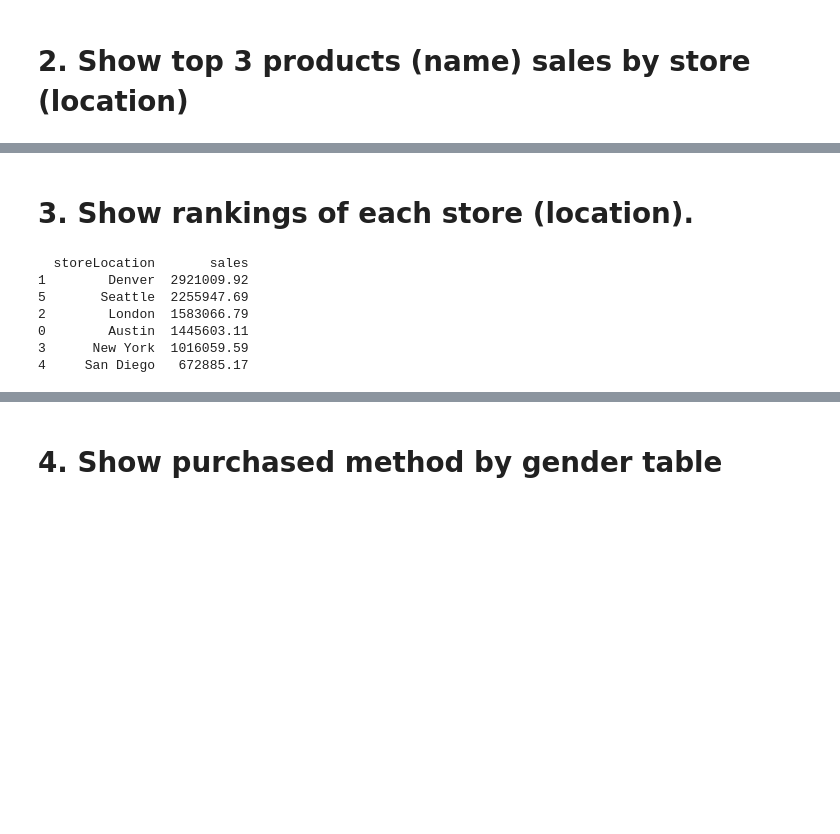
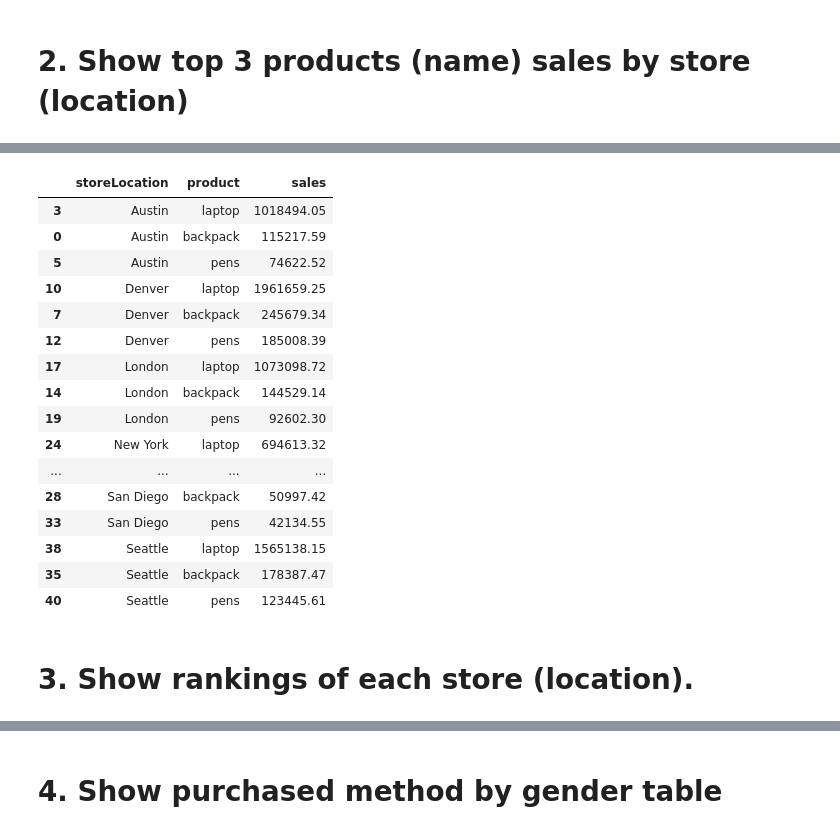
Before and after one commit to wpiyaphon/semistructure-data-analytics, a Jupyter notebook: 6311020-project3.ipynb, the cells around one changed output, grey strips where cells are left out. Drawn from its saved outputs; the diff is of its cells as text; code cells hidden in the pictures; blank space fills up the shorter version.

```diff
--- a/6311020-project3.ipynb
+++ b/6311020-project3.ipynb
@@ -74,15 +95,26 @@ print(top_products)
+# %%
+top_products = sorted_groups.groupby('storeLocation').head(3)
+top_products
+# %% [output]
+|  | storeLocation | product | sales |
+| 3 | Austin | laptop | 1018494.05 |
+| 0 | Austin | backpack | 115217.59 |
+| 5 | Austin | pens | 74622.52 |
+| 10 | Denver | laptop | 1961659.25 |
+| 7 | Denver | backpack | 245679.34 |
+| 12 | Denver | pens | 185008.39 |
+| 17 | London | laptop | 1073098.72 |
+| 14 | London | backpack | 144529.14 |
+| 19 | London | pens | 92602.30 |
+| 24 | New York | laptop | 694613.32 |
+| ... | ... | ... | ... |
+| 28 | San Diego | backpack | 50997.42 |
+| 33 | San Diego | pens | 42134.55 |
+| 38 | Seattle | laptop | 1565138.15 |
+| 35 | Seattle | backpack | 178387.47 |
+| 40 | Seattle | pens | 123445.61 |
 # %% [markdown]
 # 3. Show rankings of each store (location).
 # %%
 location_groups = df.groupby(['storeLocation'])['sales'].sum().reset_index()
 sorted_location_groups = location_groups.sort_values(by=['sales'], ascending=[False])
-# %%
-print(sorted_location_groups)
-# %% [output]
-  storeLocation       sales
-1        Denver  2921009.92
-5       Seattle  2255947.69
-2        London  1583066.79
-0        Austin  1445603.11
-3      New York  1016059.59
-4     San Diego   672885.17
```
Also changed, not shown: parts of 11 cells of this notebook, 2 other files.
